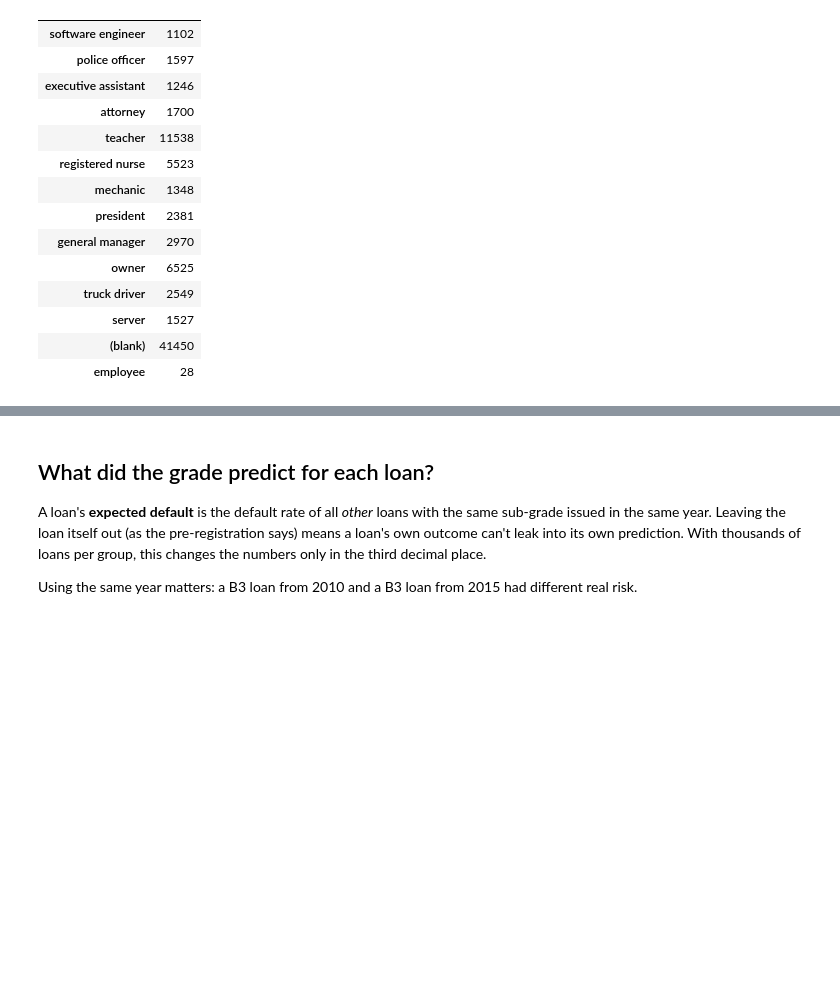
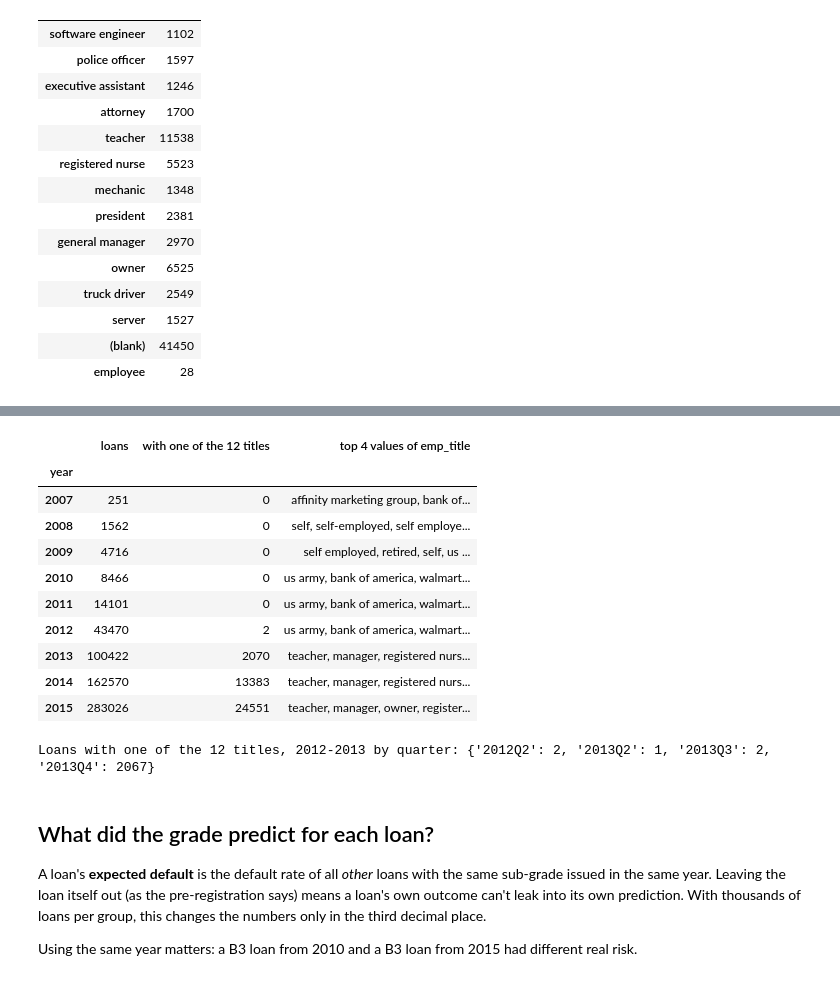
Before and after one commit to shahedalmaaitah/BeatTheGrade, a Jupyter notebook: 03_job_titles_reality.ipynb, the cells around one changed output, grey strips where cells are left out. Drawn from its saved outputs; the diff is of its cells as text; code cells hidden in the pictures; blank space fills up the shorter version.

```diff
--- a/03_job_titles_reality.ipynb
+++ b/03_job_titles_reality.ipynb
@@ -56,3 +70,26 @@ df[df["title"].isin(CONDITIONS)]["title"].value_counts().reindex(CONDITIONS).ren
+# %%
+by_year = df.groupby("year").apply(lambda g: pd.Series({
+    "loans": len(g),
+    "with one of the 12 titles": int(g["title"].isin(PREREGISTERED).sum()),
+    "top 4 values of emp_title": ", ".join(g.loc[g["title"] != "(blank)", "title"].value_counts().head(4).index),
+}))
+display(by_year)
+q = df[df["title"].isin(PREREGISTERED) & df["year"].between(2012, 2013)]
+print("Loans with one of the 12 titles, 2012-2013 by quarter:",
+      {str(k): int(v) for k, v in q.groupby(q["issue_date"].dt.to_period("Q")).size().items()})
+# %% [output]
+|  | loans | with one of the 12 titles | top 4 values of emp_title |
+| year |  |  |  |
+| 2007 | 251 | 0 | affinity marketing group, bank of... |
+| 2008 | 1562 | 0 | self, self-employed, self employe... |
+| 2009 | 4716 | 0 | self employed, retired, self, us ... |
+| 2010 | 8466 | 0 | us army, bank of america, walmart... |
+| 2011 | 14101 | 0 | us army, bank of america, walmart... |
+| 2012 | 43470 | 2 | us army, bank of america, walmart... |
+| 2013 | 100422 | 2070 | teacher, manager, registered nurs... |
+| 2014 | 162570 | 13383 | teacher, manager, registered nurs... |
+| 2015 | 283026 | 24551 | teacher, manager, owner, register... |
+Loans with one of the 12 titles, 2012-2013 by quarter: {'2012Q2': 2, '2013Q2': 1, '2013Q3': 2, '2013Q4': 2067}
 # %% [markdown]
 ## What did the grade predict for each loan?
 
```
Also changed, not shown: parts of 5 cells of this notebook, 39 other files.
